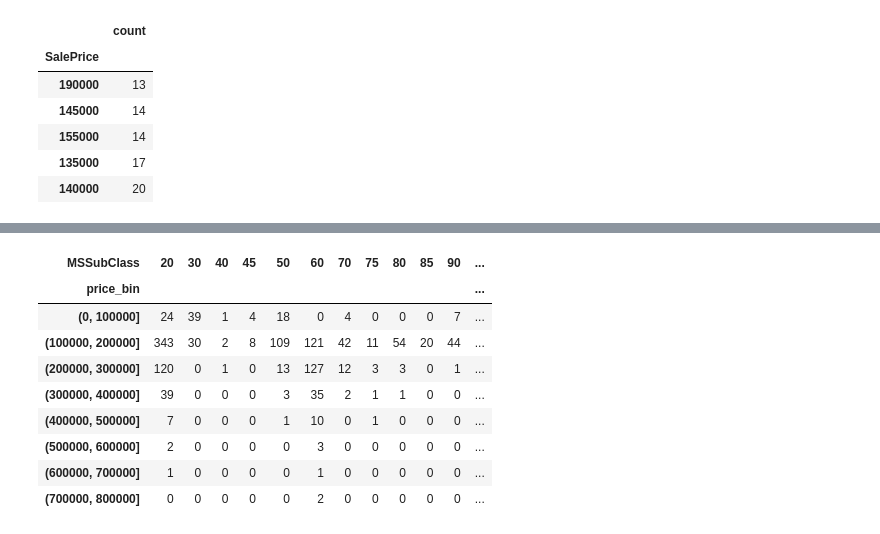
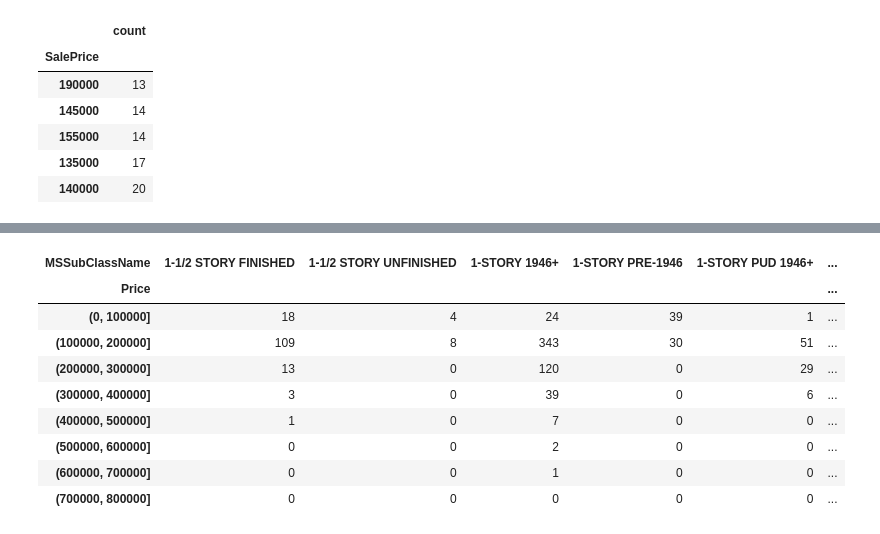
Before and after one commit to khadazhaia/house-prices-regression, a Jupyter notebook: code/01eda.ipynb, the cells around one changed output, grey strips where cells are left out. Saved outputs shown, nothing was run; the diff lists cells and outputs as text; code cells hidden in the pictures.

```diff
--- a/code/01eda.ipynb
+++ b/code/01eda.ipynb
@@ -118,3 +117,26 @@ MSSubClass
 180     10
 40       4
 Name: count, dtype: int64
+# %%
+ms_subclass = {
+    20: "1-STORY 1946+",
+    30: "1-STORY PRE-1946",
+    40: "1-STORY W/FINISHED ATTIC",
+    45: "1-1/2 STORY UNFINISHED",
+    50: "1-1/2 STORY FINISHED",
+    60: "2-STORY 1946+",
+    70: "2-STORY PRE-1946",
+    75: "2-1/2 STORY",
+    80: "SPLIT OR MULTI-LEVEL",
+    85: "SPLIT FOYER",
+    90: "DUPLEX",
+    120: "1-STORY PUD 1946+",
+    150: "1-1/2 STORY PUD",
+    160: "2-STORY PUD 1946+",
+    180: "PUD - MULTILEVEL",
+    190: "2 FAMILY CONVERSION"
+}
+
+train_df["MSSubClassName"] = train_df["MSSubClass"].map(ms_subclass)
+
+train_df.head()
@@ -177,9 +210,12 @@ price_per_100 = np.arange(0, (max_price // hundred + 2) * hundred, hundred)
 
 
 # Bin the prices
-train_df["price_bin"] = pd.cut(train_df["SalePrice"], bins=price_per_100)
+train_df["Price"] = pd.cut(train_df["SalePrice"], bins=price_per_100)
 
-price_df = train_df["price_bin"].value_counts().sort_index().to_frame(name="count")
+price_df = train_df["Price"].value_counts().sort_index().to_frame(name="Count")
+
+# Convert interval index to string without parentheses
+# price_df.index = price_df.index.map(lambda x: f"{int(x.left):,}–{int(x.right):,}")
 
 price_df
 # %% [output]
@@ -210,15 +250,16 @@ Majority of the dwellings fall in the price range between 100,000 and 200,000.
 # %%
-# Group by price_bin and dwelling_type
-dwelling_counts = train_df.groupby(["price_bin", "MSSubClass"]).size().unstack(fill_value=0)
+# Group by price  and dwelling type
+dwelling_counts = train_df.groupby(["Price", "MSSubClassName"], observed=True).size().unstack(fill_value=0)
+
 dwelling_counts
 # %% [output]
-| MSSubClass | 20 | 30 | 40 | 45 | 50 | 60 | 70 | 75 | 80 | 85 | 90 | ... |
-| price_bin |  |  |  |  |  |  |  |  |  |  |  | ... |
-| (0, 100000] | 24 | 39 | 1 | 4 | 18 | 0 | 4 | 0 | 0 | 0 | 7 | ... |
-| (100000, 200000] | 343 | 30 | 2 | 8 | 109 | 121 | 42 | 11 | 54 | 20 | 44 | ... |
-| (200000, 300000] | 120 | 0 | 1 | 0 | 13 | 127 | 12 | 3 | 3 | 0 | 1 | ... |
-| (300000, 400000] | 39 | 0 | 0 | 0 | 3 | 35 | 2 | 1 | 1 | 0 | 0 | ... |
-| (400000, 500000] | 7 | 0 | 0 | 0 | 1 | 10 | 0 | 1 | 0 | 0 | 0 | ... |
-| (500000, 600000] | 2 | 0 | 0 | 0 | 0 | 3 | 0 | 0 | 0 | 0 | 0 | ... |
-| (600000, 700000] | 1 | 0 | 0 | 0 | 0 | 1 | 0 | 0 | 0 | 0 | 0 | ... |
-| (700000, 800000] | 0 | 0 | 0 | 0 | 0 | 2 | 0 | 0 | 0 | 0 | 0 | ... |
+| MSSubClassName | 1-1/2 STORY FINISHED | 1-1/2 STORY UNFINISHED | 1-STORY 1946+ | 1-STORY PRE-1946 | 1-STORY PUD 1946+ | ... |
+| Price |  |  |  |  |  | ... |
+| (0, 100000] | 18 | 4 | 24 | 39 | 1 | ... |
+| (100000, 200000] | 109 | 8 | 343 | 30 | 51 | ... |
+| (200000, 300000] | 13 | 0 | 120 | 0 | 29 | ... |
+| (300000, 400000] | 3 | 0 | 39 | 0 | 6 | ... |
+| (400000, 500000] | 1 | 0 | 7 | 0 | 0 | ... |
+| (500000, 600000] | 0 | 0 | 2 | 0 | 0 | ... |
+| (600000, 700000] | 0 | 0 | 1 | 0 | 0 | ... |
+| (700000, 800000] | 0 | 0 | 0 | 0 | 0 | ... |
```
Also changed, not shown: parts of 15 cells of this notebook.
